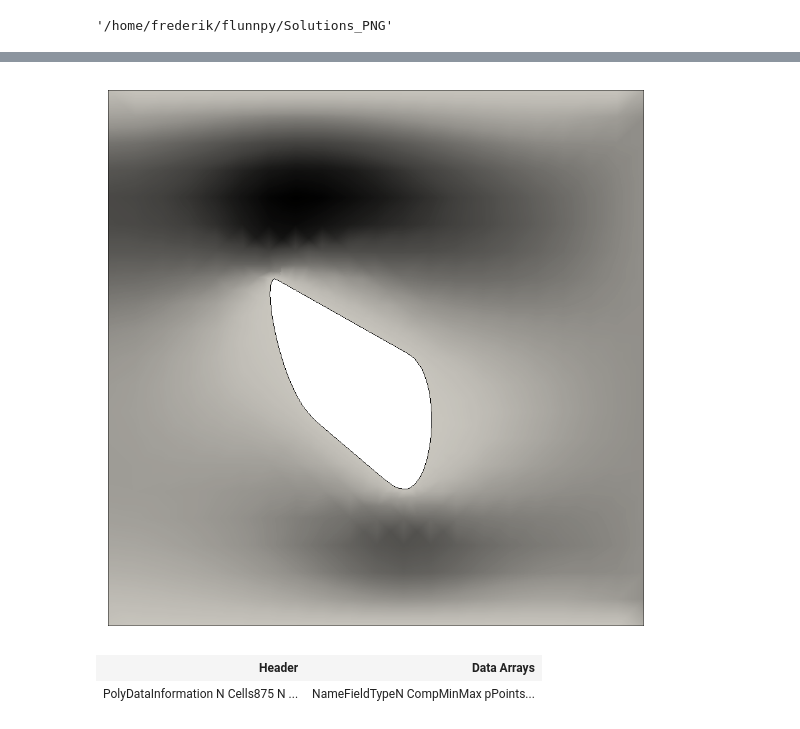
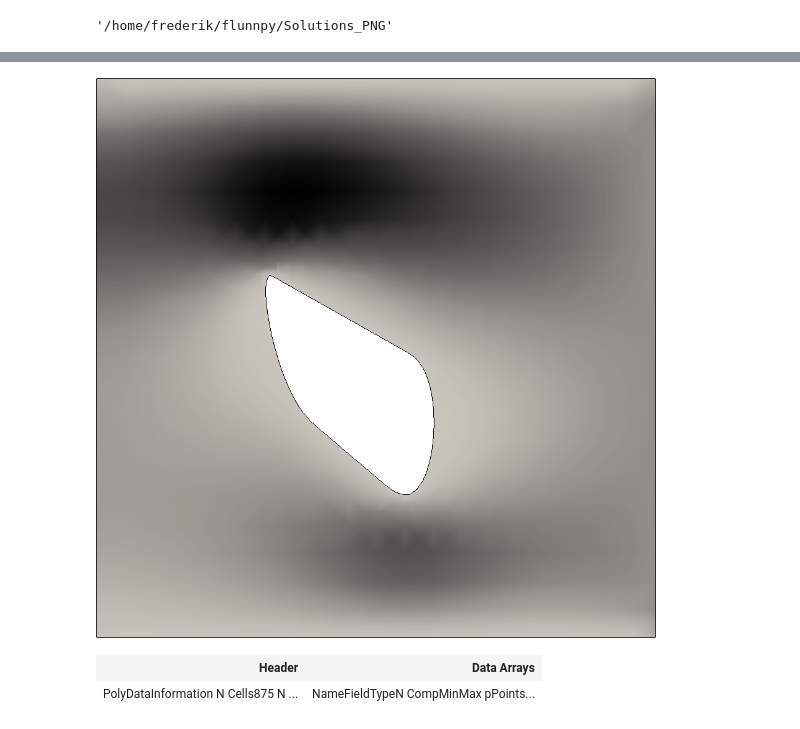
Before and after one commit to FredS1000/Flunnpy, a Jupyter notebook: Run Cavity.ipynb, the cells around one changed output, grey strips where cells are left out. Cells and saved outputs as stored; diff of their text form; code cells hidden in the pictures.

```diff
--- a/Run Cavity.ipynb
+++ b/Run Cavity.ipynb
@@ -107,10 +107,11 @@ for i in range(nr+1):
 
     vtki.set_plot_theme("document")
     X_Y = grid.slice(normal=[0, 0, 1])
-    cpos=[(0.05, 0.05, 0.2),
+    cpos=[(0.05, 0.05, 0.192),
      (0.05, 0.05, 0.01),
      (0, 1, 0)]
     #clim=[-10,10]
+    cmap='Greys'
     dargs1 = dict(scalars=X_Y.point_arrays['U'][:,0],cmap='Greys', show_edges=False)
     dargs2 = dict(scalars=X_Y.point_arrays['U'][:,1],cmap='Greys', show_edges=False)
     dargs3 = dict(scalars=X_Y.point_arrays['p'],cmap='Greys', show_edges=False)
@@ -300,35 +285,35 @@ End
 grid = vtki.UnstructuredGrid(vtk_filename[0])
 vtki.set_plot_theme("document")
 X_Y = grid.slice(normal=[0, 0, 1])
-cpos=[(0.05, 0.05, 0.2),
+cpos=[(0.05, 0.05, 0.192),
  (0.05, 0.05, 0.01),
  (0, 1, 0)]
 #clim=[-10,10]
 dargs1 = dict(scalars=X_Y.point_arrays['U'][:,0],cmap='Greys', show_edges=False)
 dargs2 = dict(scalars=X_Y.point_arrays['U'][:,1],cmap='Greys', show_edges=False)
 dargs3 = dict(scalars=X_Y.point_arrays['p'],cmap='Greys', show_edges=False)
 dargs4 = dict(scalars=X_Y.point_arrays['p']*0,cmap='bwr', show_edges=False)
 #grid.plot()
 plotter1 = vtki.Plotter(window_size=[900,900],off_screen=True,border=False)
 plotter2 = vtki.Plotter(window_size=[900,900],off_screen=False,border=False)
 plotter3 = vtki.Plotter(window_size=[900,900],off_screen=False,border=False)
 plotter4 = vtki.Plotter(window_size=[900,900],off_screen=False,border=False)
 
 plotter1.add_mesh(X_Y,**dargs1)
 edges = X_Y.extract_edges(12)
 plotter1.add_mesh(edges, color="black", line_width=1)
 #plotter.update_scalar_bar_range(clim, name=None)
 plotter1.view_xy()
 
 Solution_FileX=SolutionName+'_X'+'.png'
 
 #plotter1.show_bounds(mesh=grid,bounds=None,show_ylabels=False,show_xlabels=False)
 plotter1.show(cpos=cpos,screenshot=Solution_FileX)
 
 
 #plotter.update_scalar_bar_range(clim, name=None)
 # %% [output]
-[figure, old version]
+[figure, new version]
 # %%
 # %% [output]
 | Header | Data Arrays |
```
Also changed, not shown: parts of 3 cells of this notebook, 35 other files.
